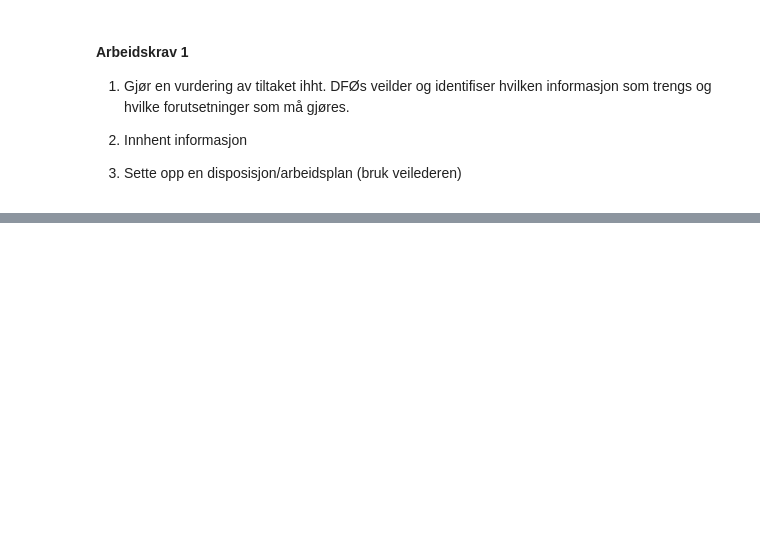
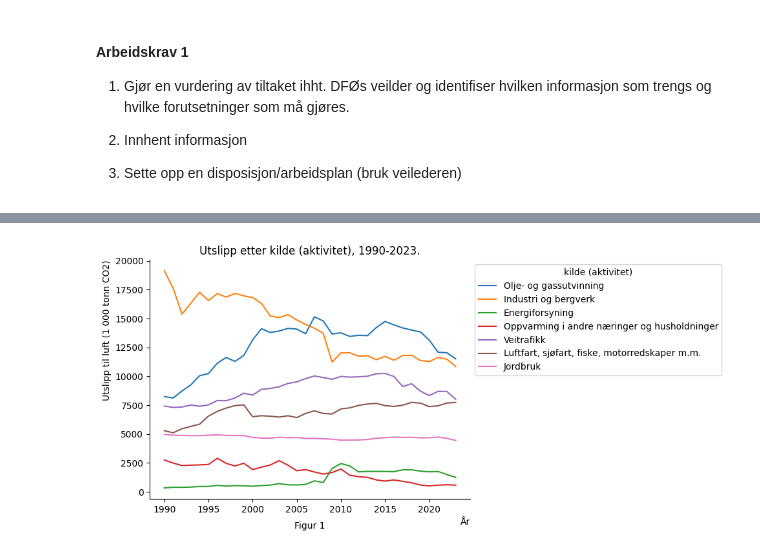
Before and after one commit to loopdiggaz/SOK2014, a Jupyter notebook: PO/Prosjektoppgave.ipynb, the cells around one changed output, grey strips where cells are left out. Drawn from its saved outputs; the diff is of its cells as text; code cells hidden in the pictures; blank space fills up the shorter version.

```diff
--- a/PO/Prosjektoppgave.ipynb
+++ b/PO/Prosjektoppgave.ipynb
@@ -23,0 +118,79 @@ Beslutning.
+# %%
+postUrl = 'https://data.ssb.no/api/v0/no/table/13931/'
+
+apiQuery = {
+  "query": [
+    {
+      "code": "UtslpTilLuft",
+      "selection": {
+        "filter": "vs:UtslpKildeA01",
+        "values": [
+          "1",
+          "2",
+          "3",
+          "4",
+          "5",
+          "6",
+          "7"
+        ]
+      }
+    },
+    {
+      "code": "UtslpEnergivare",
+      "selection": {
+        "filter": "item",
+        "values": [
+          "VT0"
+        ]
+      }
+    },
+    {
+      "code": "ContentsCode",
+      "selection": {
+        "filter": "item",
+        "values": [
+          "UtslippCO2ekvival"
+        ]
+      }
+    }
+  ],
+  "response": {
+    "format": "json-stat2"
+  }
+}
+
+def apiToDataframe(postUrl, query):
+
+    # postUrl som spørringen skal postes mot
+    # Spørringen og endepunktet til API-et kan hentes fra Statistikkbanken.
+
+    res = requests.post(postUrl, json=query)
+    # legger resultat i ds. DS har i tillegg en del metadata
+    ds = pyjstat.Dataset.read(res.text)
+    # skriver resultatet til to dataframes
+    # først dataframe med tekst
+    df = ds.write('dataframe')
+    # deretter dataframe med koder
+    df_id = ds.write('dataframe', naming='id')
+    # returnerer også ds i tilfelle en trenger metadata
+    return df, df_id, ds
+
+utslipp_df, df_id, ds = apiToDataframe(postUrl, apiQuery)
+
+utslipp_df['år'] = pd.to_numeric(utslipp_df['år'])
+
+fig ,ax = plt.subplots()
+ax.spines['right'].set_color('none')
+ax.spines['top'].set_color('none')
+
+ax.set_ylabel('Utslipp til luft (1 000 tonn CO2)', loc='top')
+ax.set_xlabel('År', loc='right')
+
+ax.set_title('Utslipp etter kilde (aktivitet), 1990-2023.')
+ax.text(0.5, -0.125, 'Figur 1', transform=ax.transAxes, ha='center')
+
+
+sns.lineplot(data=utslipp_df, x="år", y="value", hue="kilde (aktivitet)")
+sns.move_legend(ax, "upper left", bbox_to_anchor=(1, 1))
+# %% [output]
+[figure, added]
```
Also changed, not shown: parts of 9 cells of this notebook, 2 other files.
